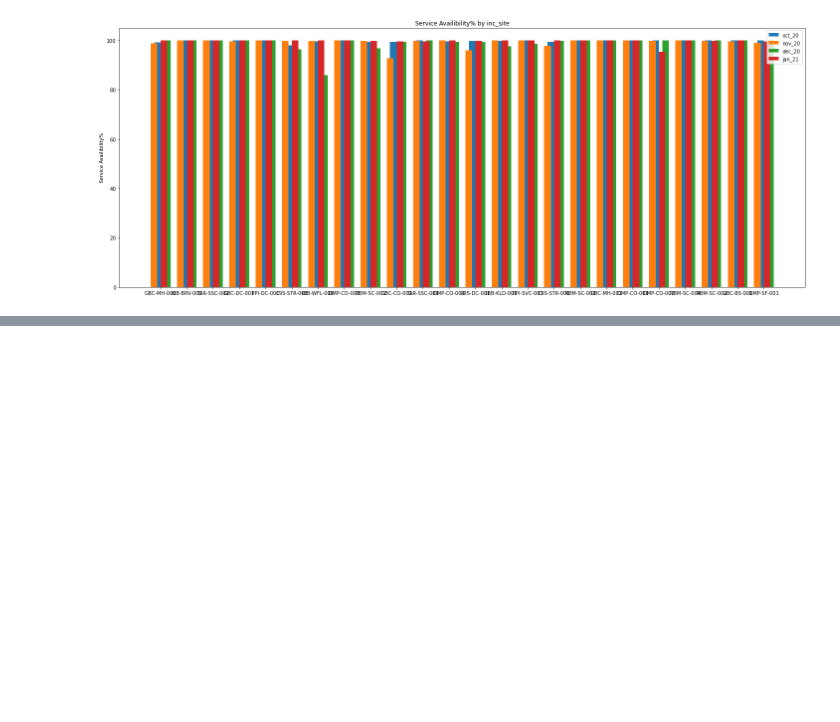
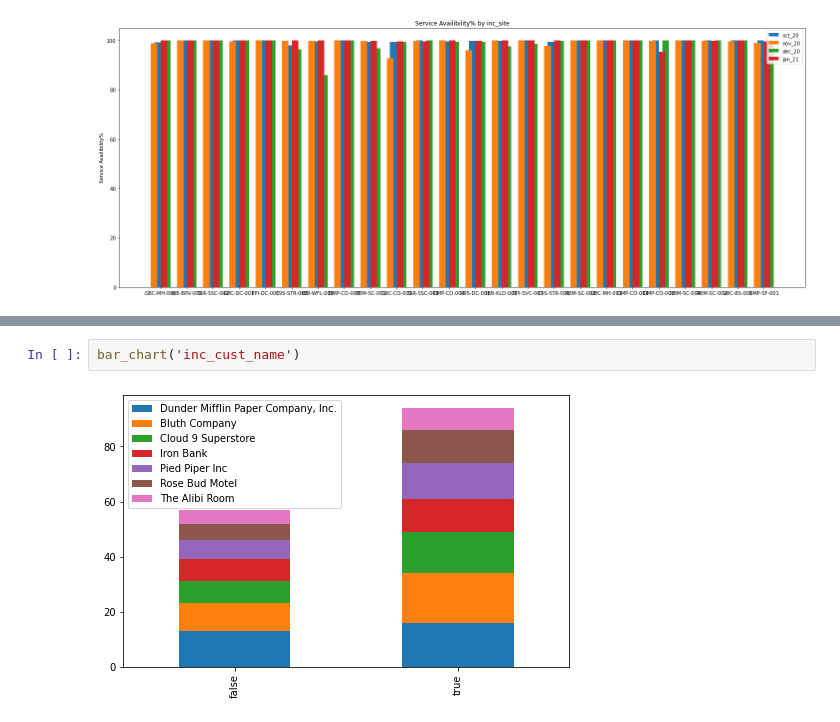
Before and after one commit to anujpatel96/Assesment, a Jupyter notebook: Interview_Preparation_Work_jupy.ipynb, the cells around one changed output, grey strips where cells are left out. Drawn from its saved outputs; the diff is of its cells as text; blank space fills up the shorter version.

```diff
--- a/Interview_Preparation_Work_jupy.ipynb
+++ b/Interview_Preparation_Work_jupy.ipynb
@@ -918,0 +983,4 @@ Average   98.796192       100.0   99.954839   99.915065   99.663396
+# %%
+bar_chart('inc_cust_name')
+# %% [output]
+[figure, added]
```
Also changed, not shown: parts of 16 cells of this notebook.
